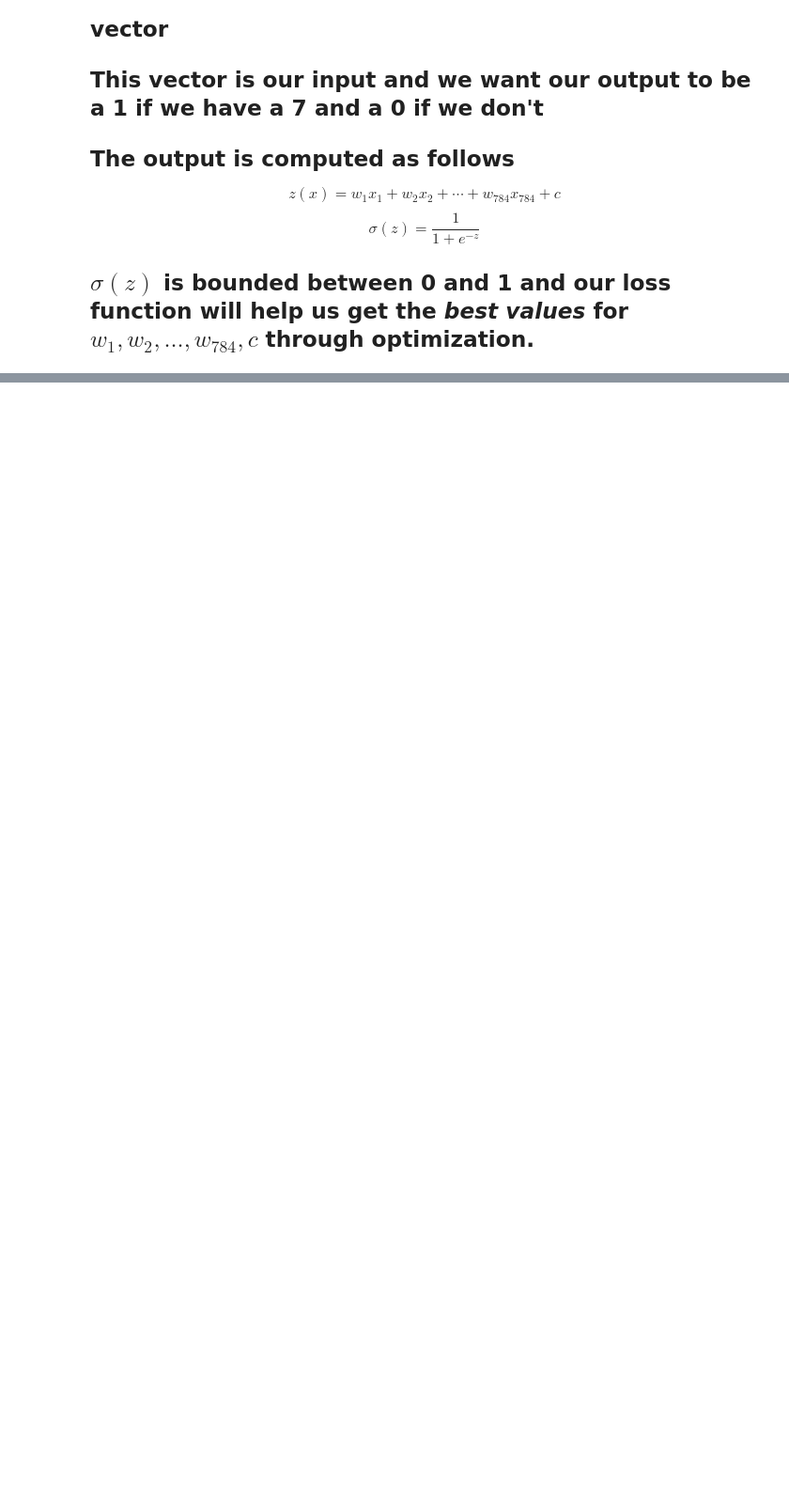
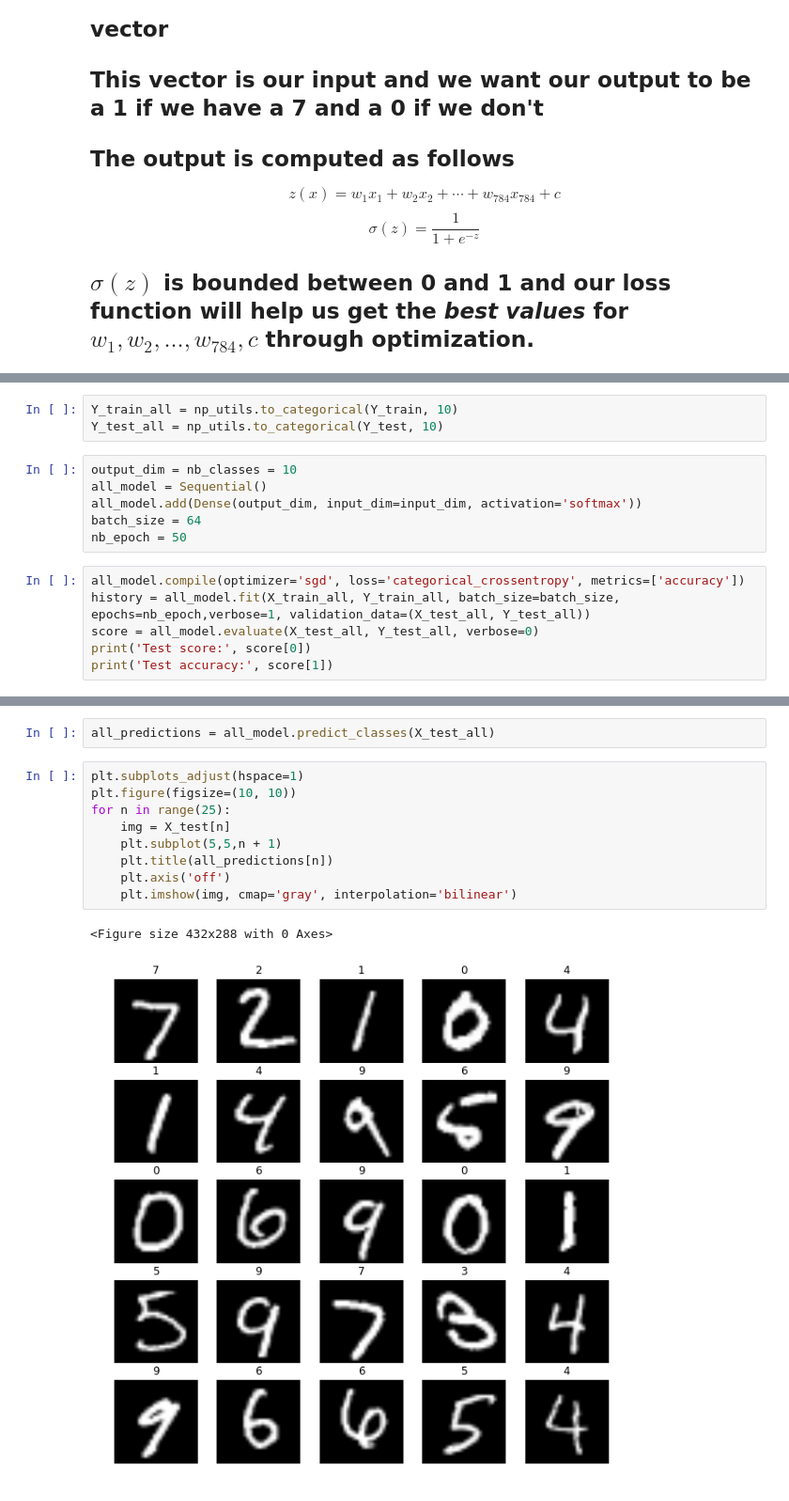
Before and after one commit to mjmoran123/mmc2019, a Jupyter notebook: ml_talk.ipynb, the cells around one changed output, grey strips where cells are left out. Shown at 94% size. Cells and saved outputs as stored; diff of their text form; blank space fills up the shorter version.

```diff
--- a/ml_talk.ipynb
+++ b/ml_talk.ipynb
@@ -406,0 +490,15 @@ $$ \sigma(z) = \frac{1}{1 + e^{-z}} $$
+# %%
+Y_train_all = np_utils.to_categorical(Y_train, 10)
+Y_test_all = np_utils.to_categorical(Y_test, 10)
+# %%
+output_dim = nb_classes = 10
+all_model = Sequential()
+all_model.add(Dense(output_dim, input_dim=input_dim, activation='softmax'))
+batch_size = 64
+nb_epoch = 50
+# %%
+all_model.compile(optimizer='sgd', loss='categorical_crossentropy', metrics=['accuracy'])
+history = all_model.fit(X_train_all, Y_train_all, batch_size=batch_size, epochs=nb_epoch,verbose=1, validation_data=(X_test_all, Y_test_all))
+score = all_model.evaluate(X_test_all, Y_test_all, verbose=0)
+print('Test score:', score[0])
+print('Test accuracy:', score[1])
@@ -406,0 +523,14 @@ $$ \sigma(z) = \frac{1}{1 + e^{-z}} $$
+# %%
+all_predictions = all_model.predict_classes(X_test_all)
+# %%
+plt.subplots_adjust(hspace=1)
+plt.figure(figsize=(10, 10))
+for n in range(25):
+    img = X_test[n]
+    plt.subplot(5,5,n + 1)
+    plt.title(all_predictions[n])
+    plt.axis('off')
+    plt.imshow(img, cmap='gray', interpolation='bilinear')
+# %% [output]
+<Figure size 432x288 with 0 Axes>
+[figure, added]
```
Also changed, not shown: parts of 24 cells of this notebook.
